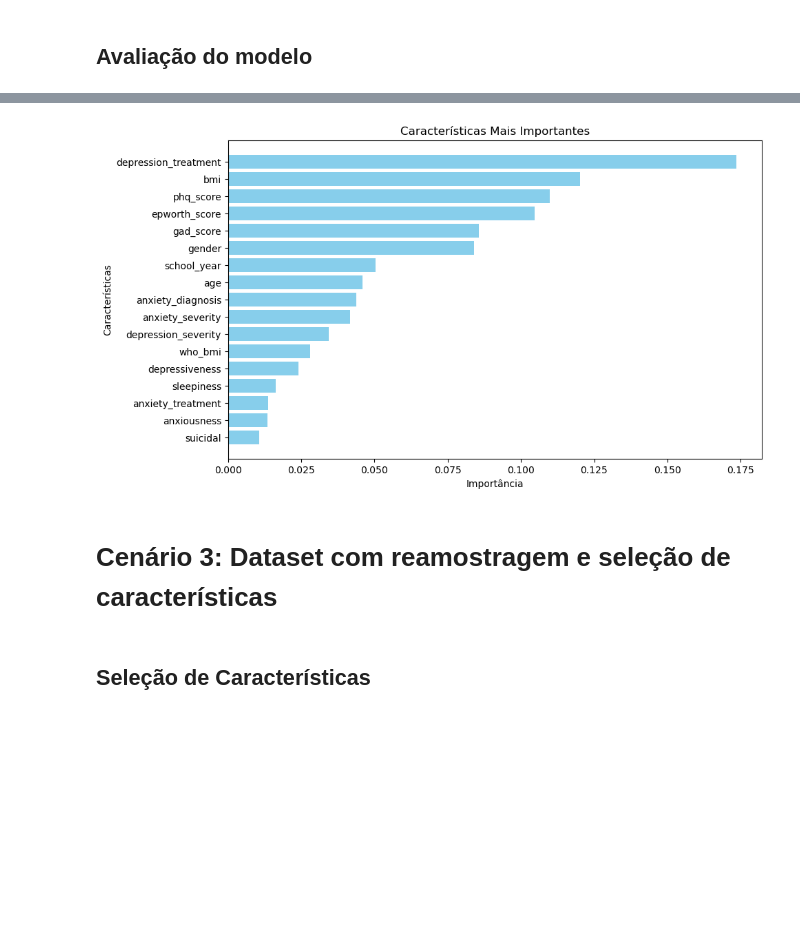
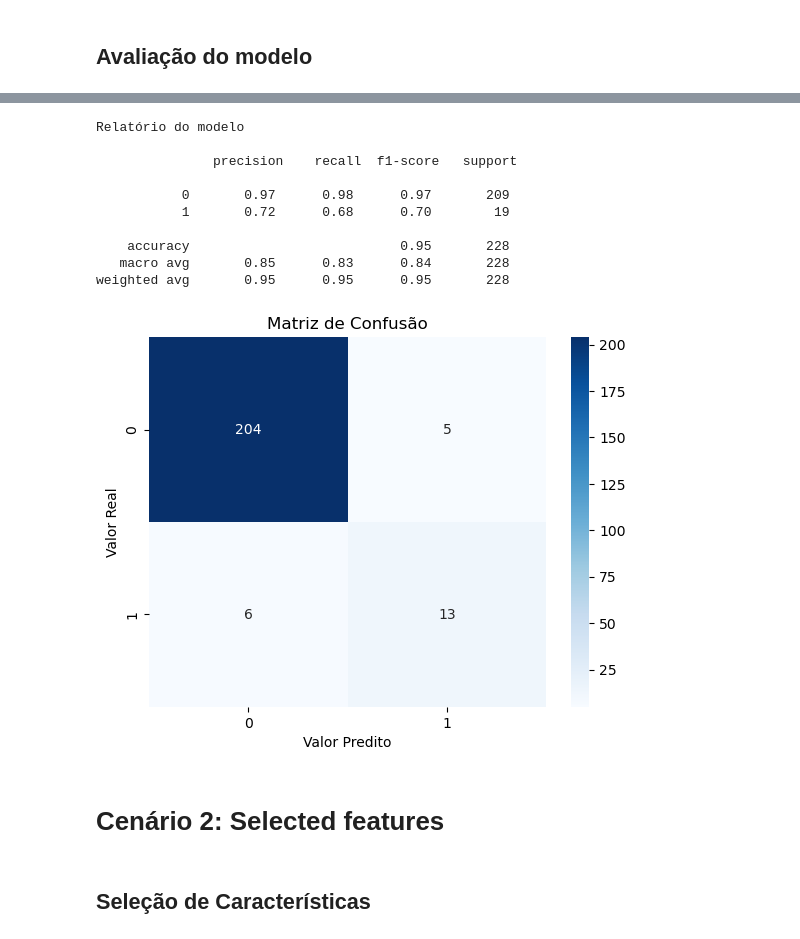
Before and after one commit to WesleydosSantos/machine-learning-tecnicas, a Jupyter notebook: Modelos/random_forest.ipynb, the cells around one changed output, grey strips where cells are left out. Saved outputs shown, nothing was run; the diff lists cells and outputs as text; code cells hidden in the pictures; blank space fills up the shorter version.

```diff
--- a/Modelos/random_forest.ipynb
+++ b/Modelos/random_forest.ipynb
@@ -165,4 +166,4 @@ False    699
 True      66
 Name: count, dtype: int64
 # %%
-df = df[df['who_bmi'] != 'Not Availble'] #a partir daqui, not availble não aparece mais, pega todos os elementos menos ele, isso significa que mais 8 observações foram removidas
+df_data = df_data[df_data['who_bmi'] != 'Not Availble'] #a partir daqui, not availble não aparece mais, pega todos os elementos menos ele, isso significa que mais 8 observações foram removidas
@@ -168,0 +174,9 @@ df = df[df['who_bmi'] != 'Not Availble'] #a partir daqui, not availble não apar
+# %%
+#One-hot-encoding
+df = pd.get_dummies(data = df_data, columns = ['who_bmi' , 'gender','depression_severity', 'anxiety_severity'], dtype = int)
+
+#Mudança das características do tipo bool para int
+colunas = ['depressiveness','suicidal', 'depression_treatment', 'anxiousness', 'anxiety_diagnosis', 'anxiety_treatment', 'sleepiness', 'depression_diagnosis']
+
+for coluna in colunas:
+    df[coluna] = df[coluna].astype(int)
@@ -237 +214,8 @@ X_train, X_test, y_train, y_test = train_test_split(X, y, test_size=0.3, random_
+# %%
+scaler = StandardScaler()
+#Selecionando apenas as características com diferentes escalas
+cols_to_scale = ['age', 'bmi', 'phq_score', 'gad_score', 'epworth_score']
+
+X_train[cols_to_scale] = scaler.fit_transform(X_train[cols_to_scale])
+X_test[cols_to_scale] = scaler.transform(X_test[cols_to_scale])
 # %% [markdown]
@@ -241,4 +222,0 @@ X_train, X_test, y_train, y_test = train_test_split(X, y, test_size=0.3, random_
-# %%
-random_forest = RandomForestClassifier(n_estimators=100, random_state = 42)
-
-random_forest.fit(X_train, y_train)
@@ -398,16 +248,31 @@ Nível de importância das características:
-# %%
-#gráfico de importância de features para o modelo
-plt.figure(figsize=(10, 6))
-plt.barh(features_df['Feature'], features_df['Importance'], color='skyblue')
-plt.xlabel('Importância')
-plt.ylabel('Características')
-plt.title('Características Mais Importantes')
-plt.gca().invert_yaxis()
-plt.show()
-# %% [output]
-[figure, removed]
-# %% [markdown]
-# Cenário 3: Dataset com reamostragem e seleção de características
+# %%
+y_pred = random_forest.predict(X_test)
+
+matriz_conf = confusion_matrix(y_test, y_pred)
+
+sns.heatmap(matriz_conf, annot=True, fmt='d', cmap='Blues',
+            xticklabels=['0', '1'],
+            yticklabels=['0', '1'])
+
+plt.title('Matriz de Confusão')
+plt.xlabel('Valor Predito')
+plt.ylabel('Valor Real');
+
+print('Relatório do modelo\n\n', classification_report(y_test, y_pred))
+# %% [output]
+Relatório do modelo
+
+               precision    recall  f1-score   support
+
+           0       0.97      0.98      0.97       209
+           1       0.72      0.68      0.70        19
+
+    accuracy                           0.95       228
+   macro avg       0.85      0.83      0.84       228
+weighted avg       0.95      0.95      0.95       228
+[figure, added]
+# %% [markdown]
+# Cenário 2: Selected features
 # %% [markdown]
 ## Seleção de Características
 # %%
```
Also changed, not shown: parts of 71 cells of this notebook.
